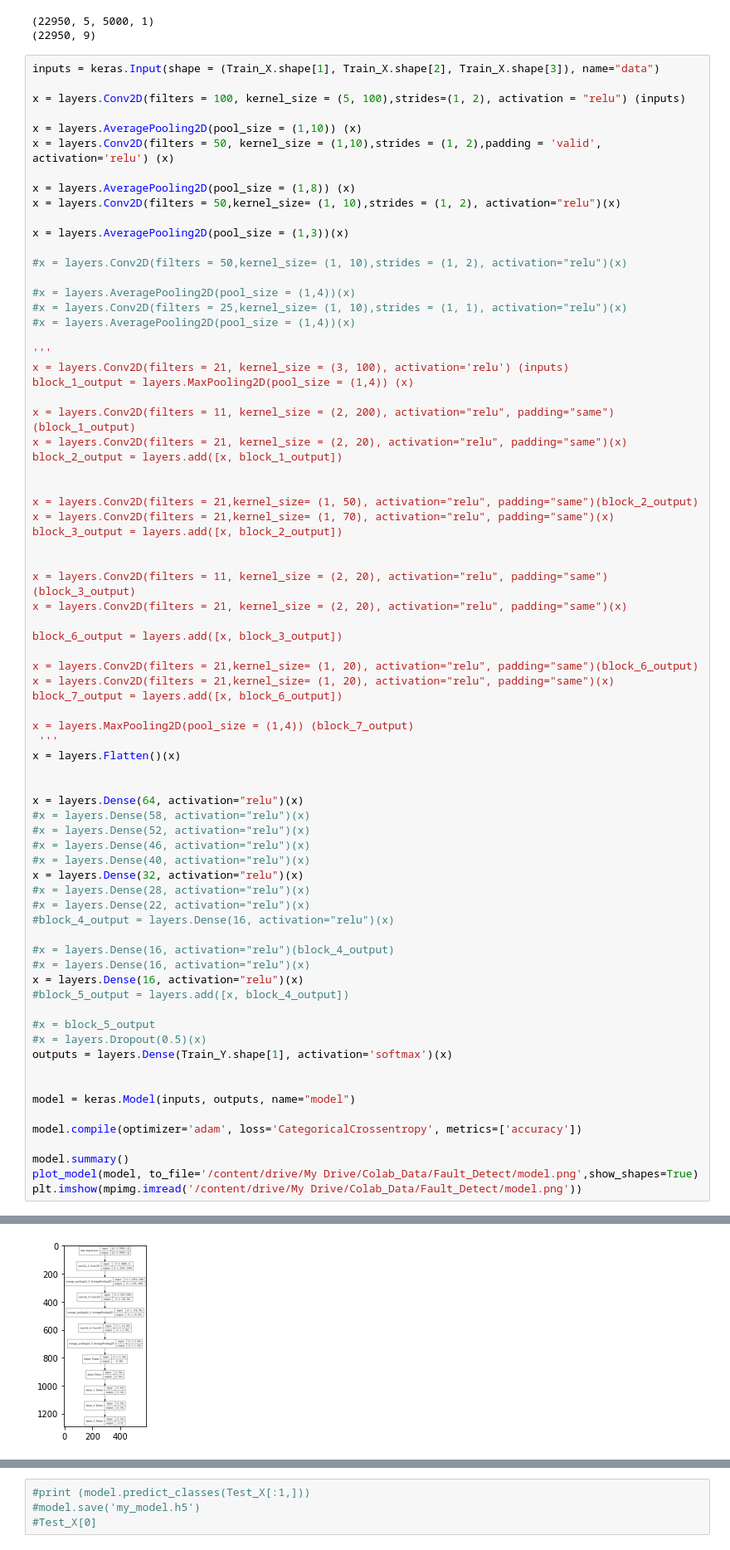
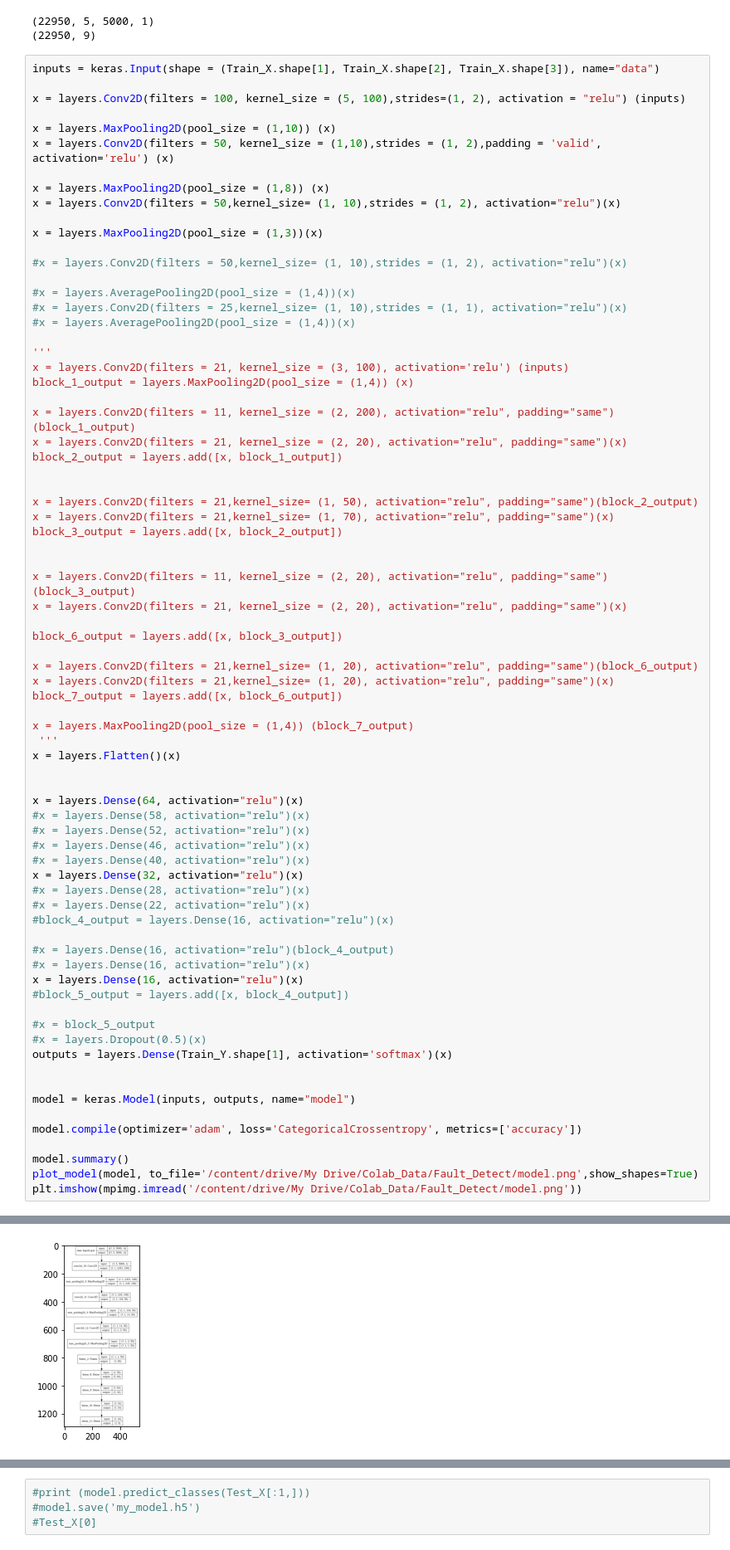
Before and after one commit to Ashraf-Saleh/Fault-Detect, a Jupyter notebook: Fault_Detect.ipynb, the cells around one changed output, grey strips where cells are left out. Shown at 83% size. Saved outputs shown, nothing was run; the diff lists cells and outputs as text.

```diff
--- a/Fault_Detect.ipynb
+++ b/Fault_Detect.ipynb
@@ -60,13 +60,13 @@ inputs = keras.Input(shape = (Train_X.shape[1], Train_X.shape[2], Train_X.shape[
 
 x = layers.Conv2D(filters = 100, kernel_size = (5, 100),strides=(1, 2), activation = "relu") (inputs)
 
-x = layers.AveragePooling2D(pool_size = (1,10)) (x)
+x = layers.MaxPooling2D(pool_size = (1,10)) (x)
 x = layers.Conv2D(filters = 50, kernel_size = (1,10),strides = (1, 2),padding = 'valid', activation='relu') (x)
 
-x = layers.AveragePooling2D(pool_size = (1,8)) (x)
+x = layers.MaxPooling2D(pool_size = (1,8)) (x)
 x = layers.Conv2D(filters = 50,kernel_size= (1, 10),strides = (1, 2), activation="relu")(x)
 
-x = layers.AveragePooling2D(pool_size = (1,3))(x)
+x = layers.MaxPooling2D(pool_size = (1,3))(x)
 
 #x = layers.Conv2D(filters = 50,kernel_size= (1, 10),strides = (1, 2), activation="relu")(x)
 
@@ -144,11 +144,11 @@ conv2d_5 (Conv2D)            (None, 1, 118, 50)        50050
 _________________________________________________________________
 ... (16 lines left out)
 Total params: 131,225
 Trainable params: 131,225
 Non-trainable params: 0
 _________________________________________________________________
 <matplotlib.image.AxesImage at 0x...>
-[figure, old version]
+[figure, new version]
 # %%
 history = model.fit(Train_X, Train_Y, epochs=1000,batch_size = 200, verbose=2)#, validation_data=(Vald_X,Vald_Y))
 # %% [output]
```
Also changed, not shown: parts of 4 cells of this notebook.
